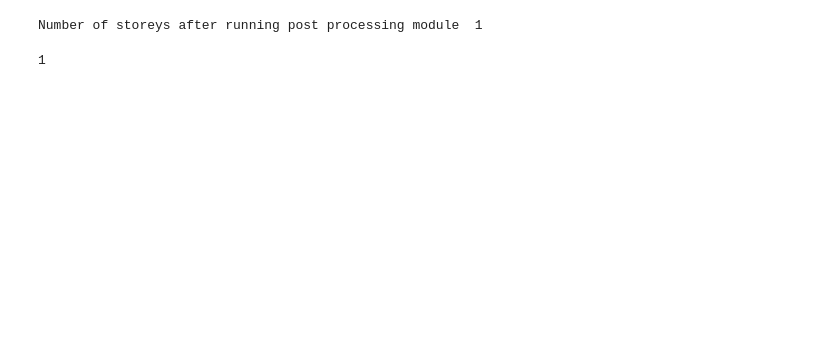
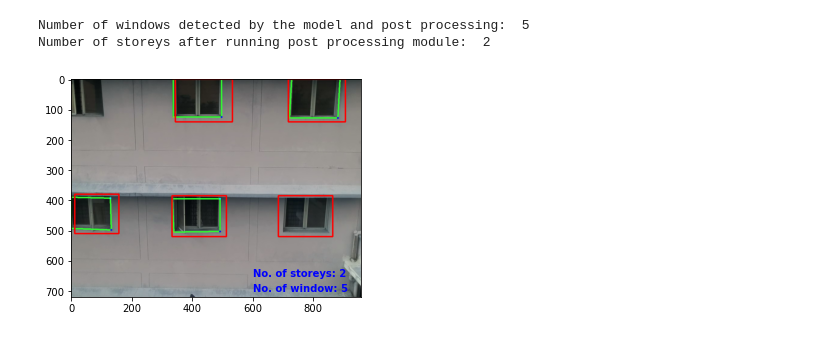
Before and after one commit to Dhruv2012/Drone-based-building-assessment, a Jupyter notebook: templateMatching/testTemplateMatching_main_nms.ipynb, the cells around one changed output. Saved outputs shown, nothing was run; the diff lists cells and outputs as text; code cells hidden in the pictures; blank space fills up the shorter version.

Commit message:
storey Count added. Resolving NMS issues in progress

```diff
--- a/templateMatching/testTemplateMatching_main_nms.ipynb
+++ b/templateMatching/testTemplateMatching_main_nms.ipynb
@@ -416,8 +437,20 @@ def calculateStoreys(coords):
             index = i
     print('Number of storeys after running post processing module: ', storeyCount)
     return storeyCount
-# %%
-calculateStoreys(pick)
-# %% [output]
-Number of storeys after running post processing module  1
-1
+# %%
+######## Print no. of floors and storeys
+noOfWindows = len(pick)
+print('Number of windows detected by the model and post processing: ', noOfWindows)
+noOfStoreys = calculateStoreys(pick)
+# %% [output]
+Number of windows detected by the model and post processing:  5
+Number of storeys after running post processing module:  2
+# %%
+###### Display final result ###########
+plt.imshow(img_copy)
+plt.text(600, 700, "No. of window: " + str(noOfWindows), color="blue", fontdict={"fontsize":10, "fontweight":'bold', "ha":"left", "va":"baseline"})
+plt.text(600, 650, "No. of storeys: " + str(noOfStoreys), color="blue", fontdict={"fontsize":10, "fontweight":'bold', "ha":"left", "va":"baseline"})
+#Display the image
+plt.show()
+# %% [output]
+[figure, added]
```
Also changed, not shown: parts of 8 cells of this notebook.
